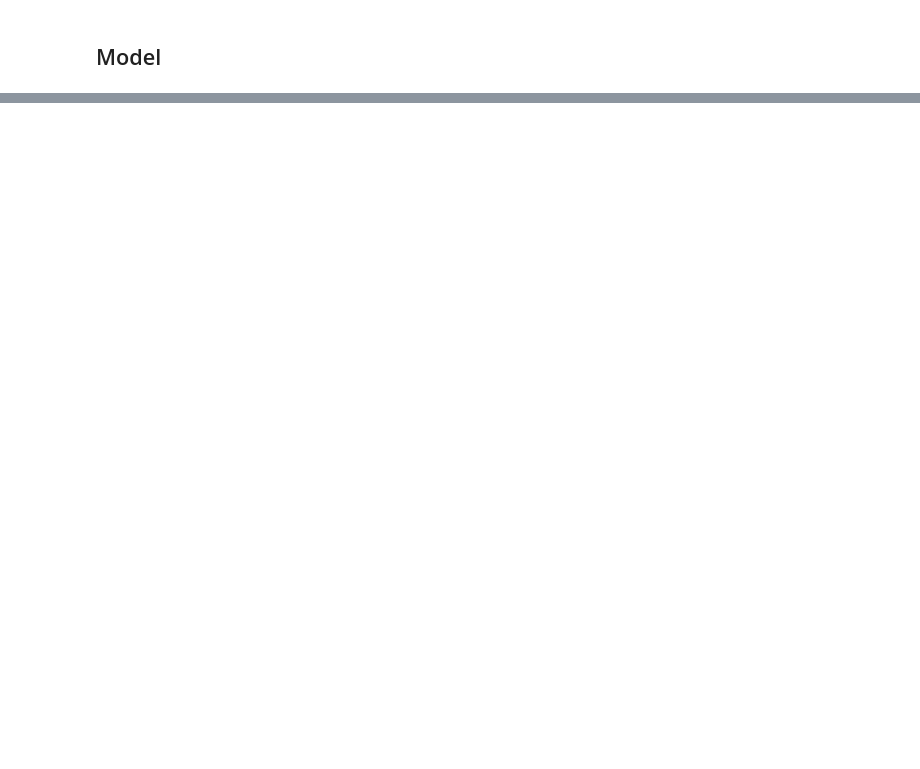
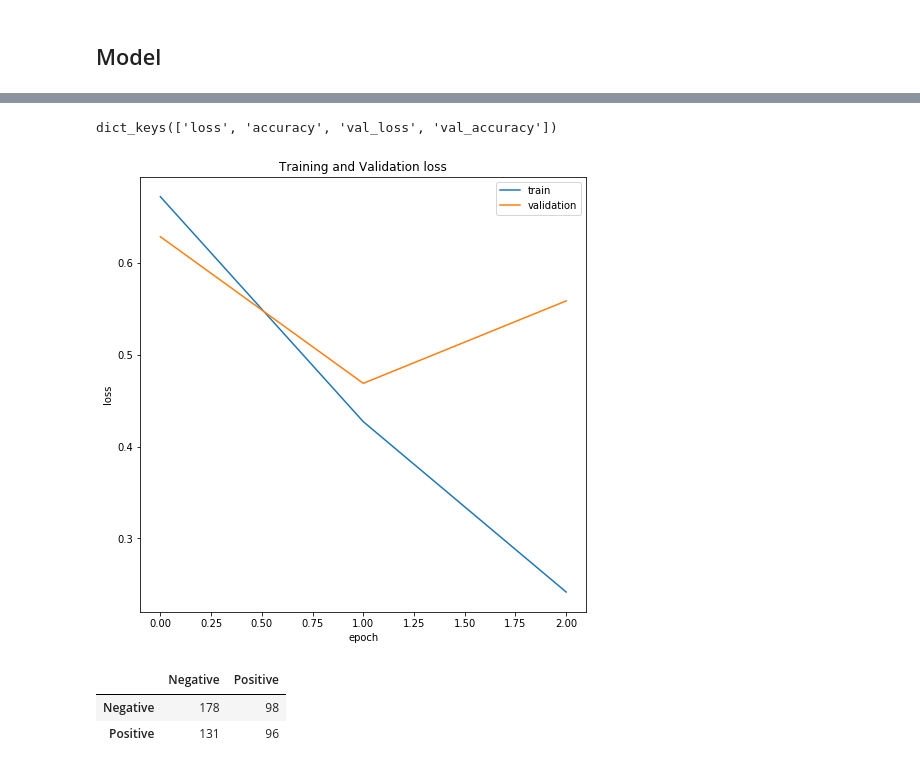
Before and after one commit to TebogoNkomondo/realOrFake, a Jupyter notebook: Keras_EmbeddingLayer_Location.ipynb, the cells around one changed output, grey strips where cells are left out. Cells and saved outputs as stored; diff of their text form; code cells hidden in the pictures; blank space fills up the shorter version.

Commit message:
RNN and LSTM

```diff
--- a/Keras_EmbeddingLayer_Location.ipynb
+++ b/Keras_EmbeddingLayer_Location.ipynb
@@ -353,0 +519,33 @@ results
+# %%
+# Creating a model
+embedding_features = 40
+model = Sequential()
+model.add(Embedding(input_dim=max_words,output_dim=embedding_features, input_length=text_length))
+model.add(SpatialDropout1D(0.5))
+model.add(LSTM(60,return_sequences=True))
+model.add(LSTM(30,return_sequences=False))
+model.add(Dropout(0.5))
+model.add(Dense(2, activation='sigmoid'))
+
+model.compile(loss='categorical_crossentropy',
+    optimizer='adam',
+    metrics=['accuracy'])
+
+print(model.summary())
+
+history = model.fit(train_x, train_y,
+    batch_size=40,
+    epochs=10,
+    verbose=1,
+    validation_split=0.1,
+    shuffle=True,
+    callbacks=[EarlyStopping(monitor='val_loss', mode='min', verbose=1)],
+)
+
+model_json = model.to_json()
+with open('./NN_Models/lstmModel.json', 'w') as json_file:
+    json_file.write(model_json)
+
+model.save_weights('./NN_Models/lstmModel.h5')
+
+print('saved model!')
@@ -353,0 +570,14 @@ results
+# %%
+print(history.history.keys())
+# summarize history for loss
+plt.figure(figsize=(8,8))
+plt.plot(history.history['loss'])
+plt.plot(history.history['val_loss'])
+plt.title('Training and Validation loss')
+plt.ylabel('loss')
+plt.xlabel('epoch')
+plt.legend(['train', 'validation'], loc='upper right')
+plt.show()
+# %% [output]
+dict_keys(['loss', 'accuracy', 'val_loss', 'val_accuracy'])
+[figure, added]
@@ -353,0 +632,28 @@ results
+# %%
+predictions = np.array(predictions)
+test_y = np.array(test_y)
+confusion_matrix(test_y, predictions)
+
+tn, fp, fn, tp = confusion_matrix(test_y, predictions).ravel()
+precision = tp / (tp + fp)
+accuracy = (tp + tn) / (tn + fp +fn +tp)
+falsePositiveRate = fp / (fp + tn)
+recall = tp/(tp+fn)
+f1_score = 2 * ((recall*precision)/(recall+precision))
+
+# Intialise data to Dicts of series.
+d = {'Value' : pd.Series([accuracy, precision, falsePositiveRate, recall,f1_score], index =['Accuracy', 'Precision', 'FPR','Recall','F1'])}
+
+# creates Dataframe.
+results = pd.DataFrame(d)
+
+
+data = {'Negative':[tn, fn], 'Positive':[fp, tp]}
+
+# Creates pandas DataFrame.
+df = pd.DataFrame(data, index =['Negative', 'Positive'])
+df
+# %% [output]
+|  | Negative | Positive |
+| Negative | 178 | 98 |
+| Positive | 131 | 96 |
```
Also changed, not shown: parts of 21 cells of this notebook, 8 other files.
